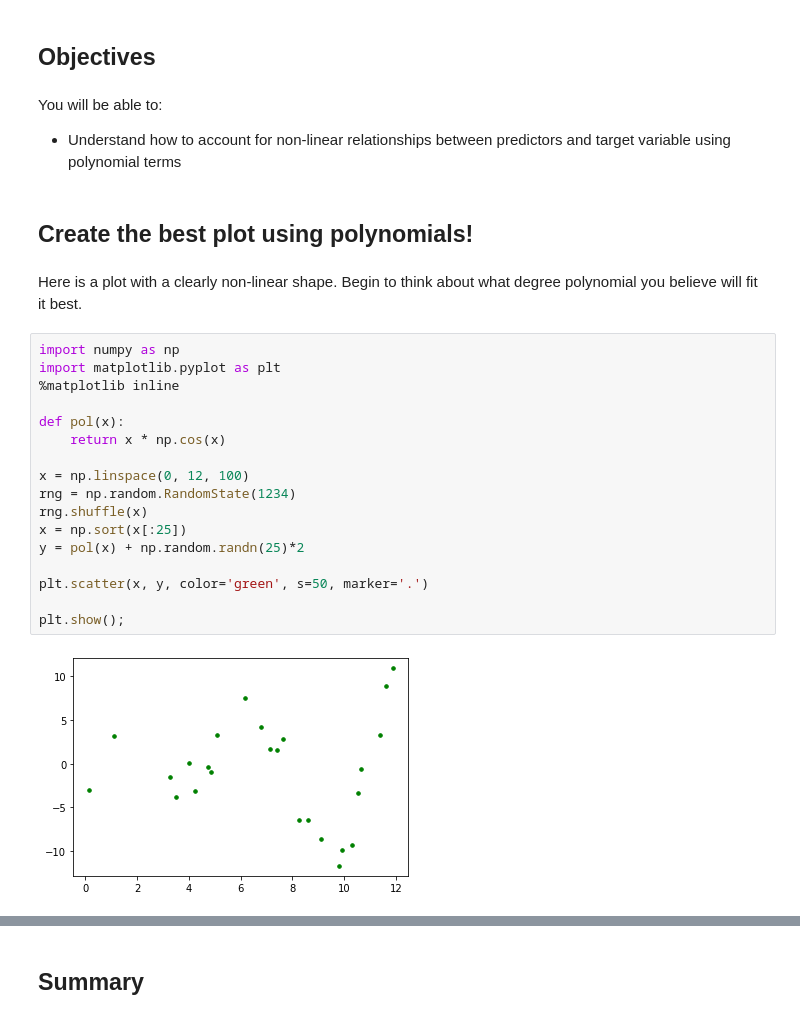
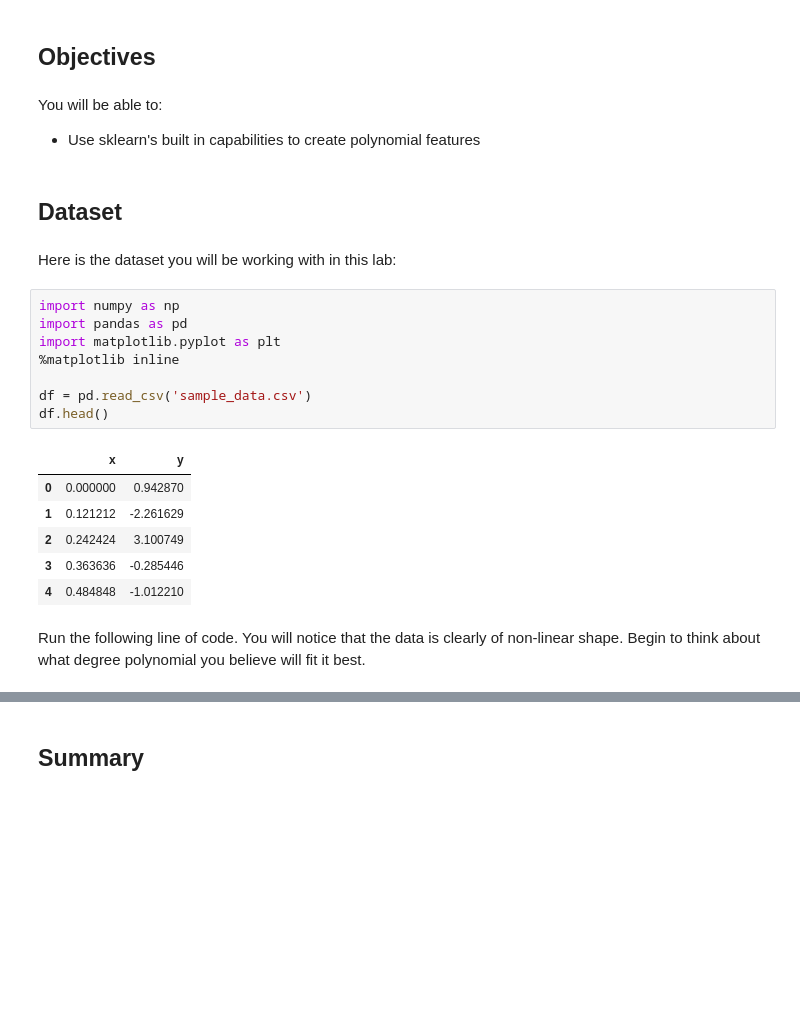
Before and after one commit to learn-co-curriculum/dsc-polynomial-regression-lab-v2-5, a Jupyter notebook: index.ipynb, the cells around one changed output, grey strips where cells are left out. Saved outputs shown, nothing was run; the diff lists cells and outputs as text; blank space fills up the shorter version.

```diff
--- a/index.ipynb
+++ b/index.ipynb
@@ -6,30 +6,28 @@
 In this lab, you'll practice your knowledge on adding polynomial terms to your regression model!
 # %% [markdown]
 ## Objectives
-# %% [markdown]
-You will be able to:
-
-- Understand how to account for non-linear relationships between predictors and target variable using polynomial terms
-# %% [markdown]
-## Create the best plot using polynomials!
+# %% [markdown]
+You will be able to:
+
+- Use sklearn's built in capabilities to create polynomial features
+# %% [markdown]
+## Dataset
+# %% [markdown]
+Here is the dataset you will be working with in this lab:
+# %%
+import numpy as np
+import pandas as pd
+import matplotlib.pyplot as plt
+%matplotlib inline
+
+df = pd.read_csv('sample_data.csv')
+df.head()
+# %% [output]
+|  | x | y |
+| 0 | 0.000000 | 0.942870 |
+| 1 | 0.121212 | -2.261629 |
+| 2 | 0.242424 | 3.100749 |
+| 3 | 0.363636 | -0.285446 |
+| 4 | 0.484848 | -1.012210 |
 # %% [markdown]
-Here is a plot with a clearly non-linear shape. Begin to think about what degree polynomial you believe will fit it best.
+Run the following line of code. You will notice that the data is clearly of non-linear shape. Begin to think about what degree polynomial you believe will fit it best.
-# %%
-import numpy as np
-import matplotlib.pyplot as plt
-%matplotlib inline
-
-def pol(x):
-    return x * np.cos(x)
-
-x = np.linspace(0, 12, 100)
-rng = np.random.RandomState(1234)
-rng.shuffle(x)
-x = np.sort(x[:25])
-y = pol(x) + np.random.randn(25)*2
-
-plt.scatter(x, y, color='green', s=50, marker='.')
-
-plt.show();
-# %% [output]
-[figure, removed]
```
Also changed, not shown: parts of 10 cells of this notebook, 7 other files.
